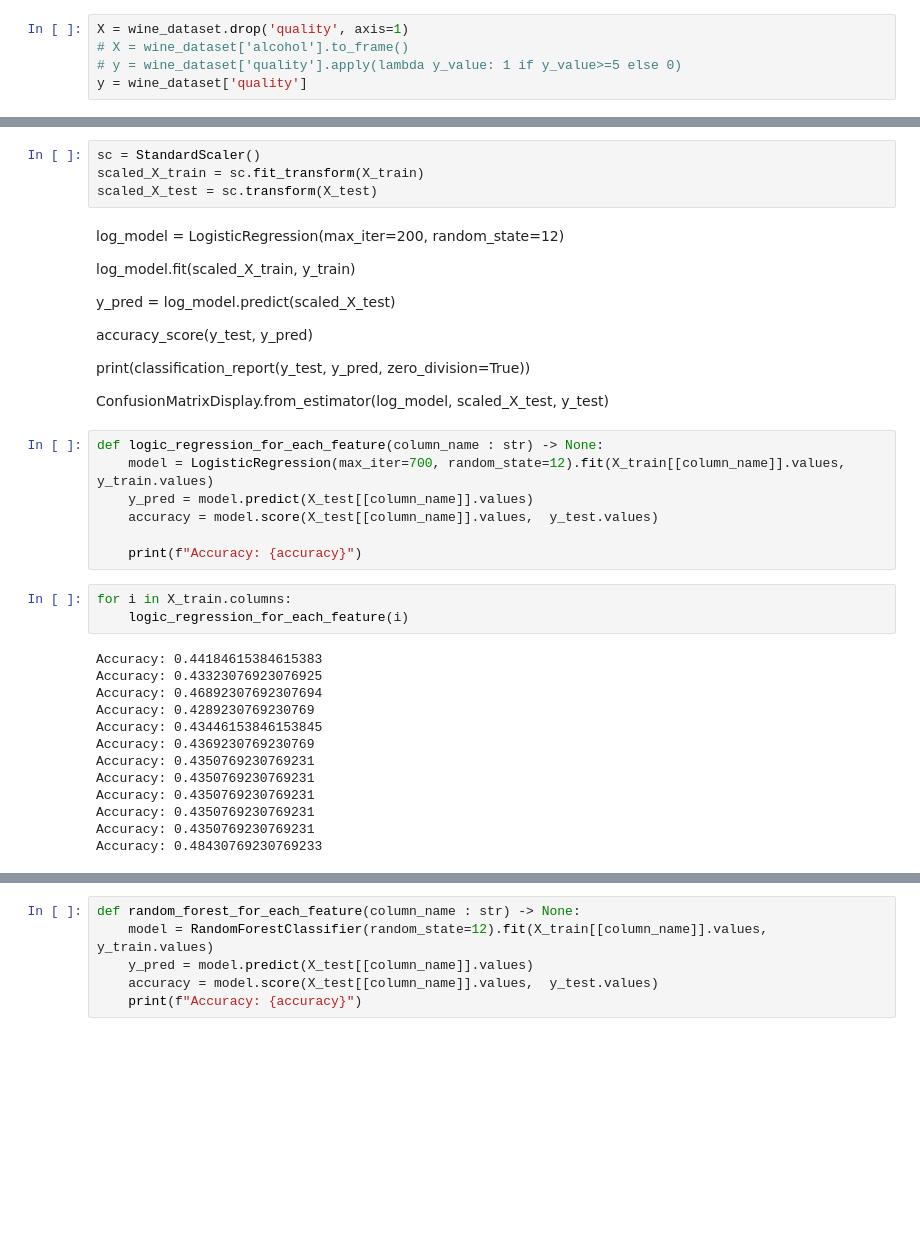
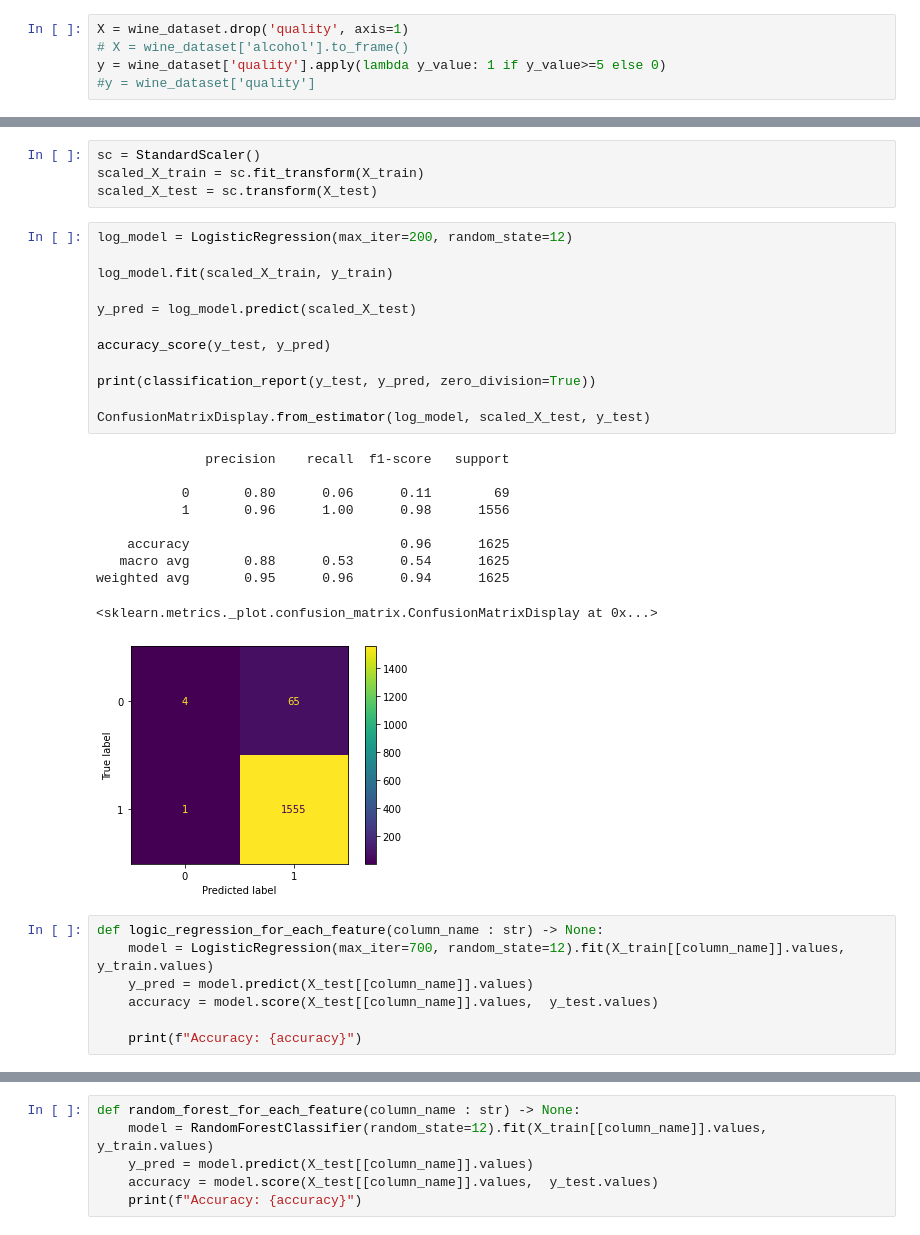
Before and after one commit to leralee/wine_quality, a Jupyter notebook: Wine Quality Prediction.ipynb, the cells around one changed output, grey strips where cells are left out. Cells and saved outputs as stored; diff of their text form; blank space fills up the shorter version.

```diff
--- a/Wine Quality Prediction.ipynb
+++ b/Wine Quality Prediction.ipynb
@@ -255,8 +237,8 @@ dtype: int64
 # %%
 X = wine_dataset.drop('quality', axis=1)
 # X = wine_dataset['alcohol'].to_frame()
-# y = wine_dataset['quality'].apply(lambda y_value: 1 if y_value>=5 else 0)
-y = wine_dataset['quality']
+y = wine_dataset['quality'].apply(lambda y_value: 1 if y_value>=5 else 0)
+#y = wine_dataset['quality']
 # %% [markdown]
 Разделение данных на обучающие и тестовые данные
 # %%
@@ -268,18 +250,29 @@ print(X_train.shape,X_test.shape,y_train.shape,y_test.shape)
 sc = StandardScaler()
 scaled_X_train = sc.fit_transform(X_train)
 scaled_X_test = sc.transform(X_test)
-# %% [markdown]
-log_model = LogisticRegression(max_iter=200, random_state=12)
-
-log_model.fit(scaled_X_train, y_train)
-
-y_pred = log_model.predict(scaled_X_test)
-
-accuracy_score(y_test, y_pred)
-
-print(classification_report(y_test, y_pred, zero_division=True))
-
-ConfusionMatrixDisplay.from_estimator(log_model, scaled_X_test, y_test)
+# %%
+log_model = LogisticRegression(max_iter=200, random_state=12)
+
+log_model.fit(scaled_X_train, y_train)
+
+y_pred = log_model.predict(scaled_X_test)
+
+accuracy_score(y_test, y_pred)
+
+print(classification_report(y_test, y_pred, zero_division=True))
+
+ConfusionMatrixDisplay.from_estimator(log_model, scaled_X_test, y_test)
+# %% [output]
+              precision    recall  f1-score   support
+
+           0       0.80      0.06      0.11        69
+           1       0.96      1.00      0.98      1556
+
+    accuracy                           0.96      1625
+   macro avg       0.88      0.53      0.54      1625
+weighted avg       0.95      0.96      0.94      1625
+<sklearn.metrics._plot.confusion_matrix.ConfusionMatrixDisplay at 0x...>
+[figure, added]
 # %%
 def logic_regression_for_each_feature(column_name : str) -> None:
     model = LogisticRegression(max_iter=700, random_state=12).fit(X_train[[column_name]].values, y_train.values)
@@ -287,19 +280,3 @@ def logic_regression_for_each_feature(column_name : str) -> None:
     accuracy = model.score(X_test[[column_name]].values,  y_test.values)
 
     print(f"Accuracy: {accuracy}")
-# %%
-for i in X_train.columns:
-    logic_regression_for_each_feature(i)
-# %% [output]
-Accuracy: 0.44184615384615383
-Accuracy: 0.43323076923076925
-Accuracy: 0.46892307692307694
-Accuracy: 0.4289230769230769
-Accuracy: 0.43446153846153845
-Accuracy: 0.4369230769230769
-Accuracy: 0.4350769230769231
-Accuracy: 0.4350769230769231
-Accuracy: 0.4350769230769231
-Accuracy: 0.4350769230769231
-Accuracy: 0.4350769230769231
-Accuracy: 0.48430769230769233
```
Also changed, not shown: parts of 16 cells of this notebook.
